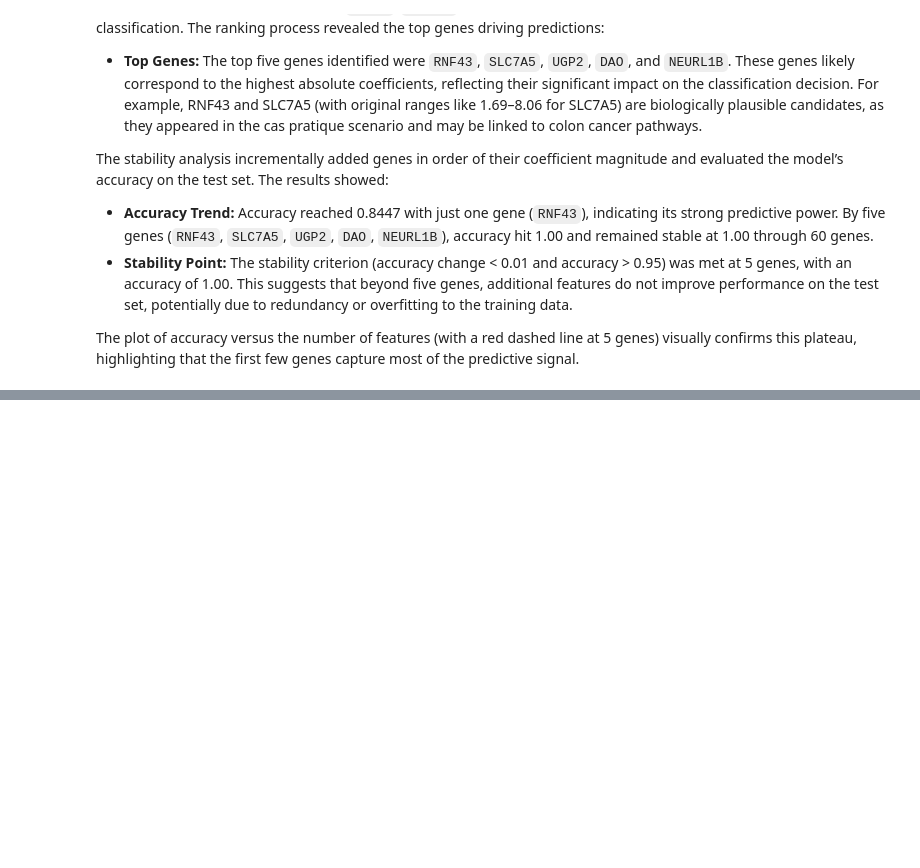
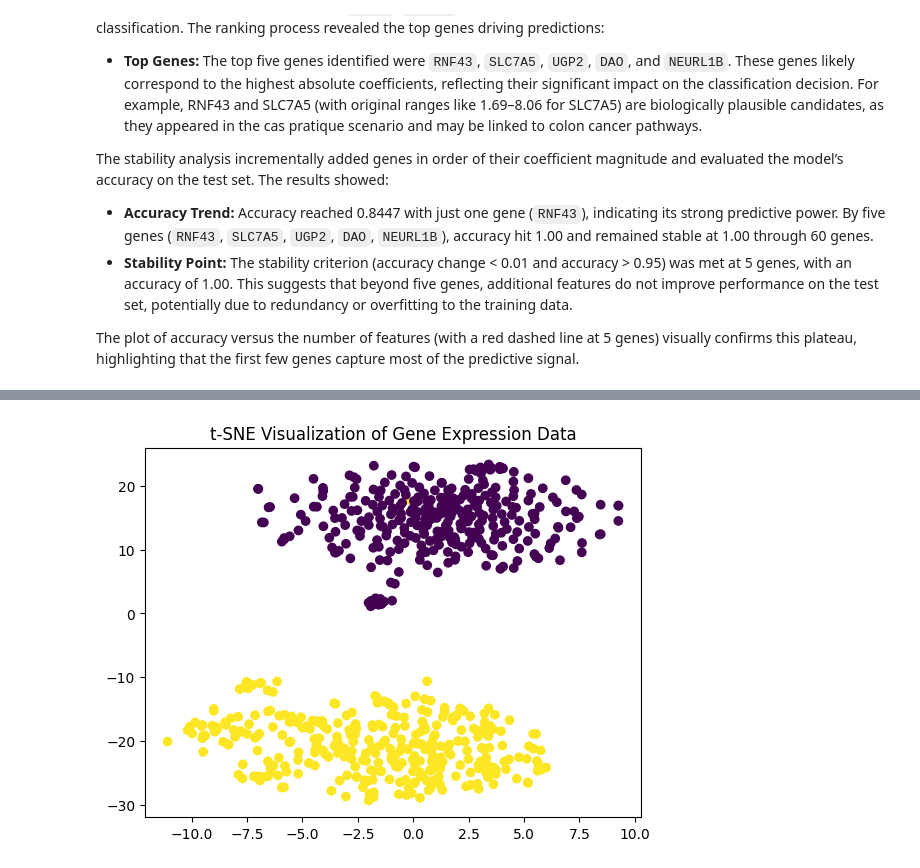
Before and after one commit to Laaliji/Colon-Cancer-Gene-Expression-Data-Classification-Analysis, a Jupyter notebook: Colon_Cancer_Gene_Expression_Analysis.ipynb, the cells around one changed output, grey strips where cells are left out. Cells and saved outputs as stored; diff of their text form; code cells hidden in the pictures; blank space fills up the shorter version.

```diff
--- a/Colon_Cancer_Gene_Expression_Analysis.ipynb
+++ b/Colon_Cancer_Gene_Expression_Analysis.ipynb
@@ -753,0 +906,9 @@ The plot of accuracy versus the number of features (with a red dashed line at 5
+# %%
+print("\n=== Logistic Regression: Regularization (L2, C=0.1) with Noise (std=1.0) ===")
+log_model_reg = LogisticRegression(penalty='l2', C=0.1, random_state=42)
+log_model_reg.fit(log_X_train_scaled_noisy_10, y_train)
+log_y_pred_reg = log_model_reg.predict(X_test_scaled)
+log_accuracy_reg = accuracy_score(y_test, log_y_pred_reg)
+log_cv_scores_reg = cross_val_score(log_model_reg, log_X_train_scaled_noisy_10, y_train, cv=5, scoring='accuracy')
+print("Test Accuracy:", round(log_accuracy_reg, 4))
+print("Cross-Validation Accuracy:", round(log_cv_scores_reg.mean(), 4))
@@ -753,0 +924,9 @@ The plot of accuracy versus the number of features (with a red dashed line at 5
+# %%
+print("\n=== Logistic Regression: Stronger Regularization (C=0.001) ===")
+log_model_reg_strong = LogisticRegression(penalty='l2', C=0.001, random_state=42)
+log_model_reg_strong.fit(log_X_train_scaled_noisy_10, y_train)
+log_y_pred_reg_strong = log_model_reg_strong.predict(X_test_scaled)
+log_accuracy_reg_strong = accuracy_score(y_test, log_y_pred_reg_strong)
+log_cv_scores_reg_strong = cross_val_score(log_model_reg_strong, log_X_train_scaled_noisy_10, y_train, cv=5, scoring='accuracy')
+print("Test Accuracy with Stronger Regularization (C=0.001):", round(log_accuracy_reg_strong, 4))
+print("Cross-Validation Accuracy with Stronger Regularization:", round(log_cv_scores_reg_strong.mean(), 4))
@@ -753,0 +942,10 @@ The plot of accuracy versus the number of features (with a red dashed line at 5
+# %%
+print("\n=== Logistic Regression: Optimal Genes (5) with Noise (std=1.0) ===")
+log_optimal_genes = ['RNF43', 'SLC7A5', 'UGP2', 'DAO', 'NEURL1B']
+log_model_opt = LogisticRegression(random_state=42)
+log_model_opt.fit(log_X_train_scaled_noisy_10[log_optimal_genes], y_train)
+log_y_pred_opt = log_model_opt.predict(X_test_scaled[log_optimal_genes])
+log_accuracy_opt = accuracy_score(y_test, log_y_pred_opt)
+log_cv_scores_opt = cross_val_score(log_model_opt, log_X_train_scaled_noisy_10[log_optimal_genes], y_train, cv=5, scoring='accuracy')
+print("Test Accuracy:", round(log_accuracy_opt, 4))
+print("Cross-Validation Accuracy:", round(log_cv_scores_opt.mean(), 4))
@@ -753,0 +1023,11 @@ The plot of accuracy versus the number of features (with a red dashed line at 5
+# %%
+from sklearn.manifold import TSNE
+import matplotlib.pyplot as plt
+
+tsne = TSNE(n_components=2, random_state=42)
+X_tsne = tsne.fit_transform(X_train_scaled)
+plt.scatter(X_tsne[:, 0], X_tsne[:, 1], c=y_train.map({'normal': 0, 'tumoral': 1}), cmap='viridis')
+plt.title('t-SNE Visualization of Gene Expression Data')
+plt.show()
+# %% [output]
+[figure, added]
```
Also changed, not shown: parts of 42 cells of this notebook.
